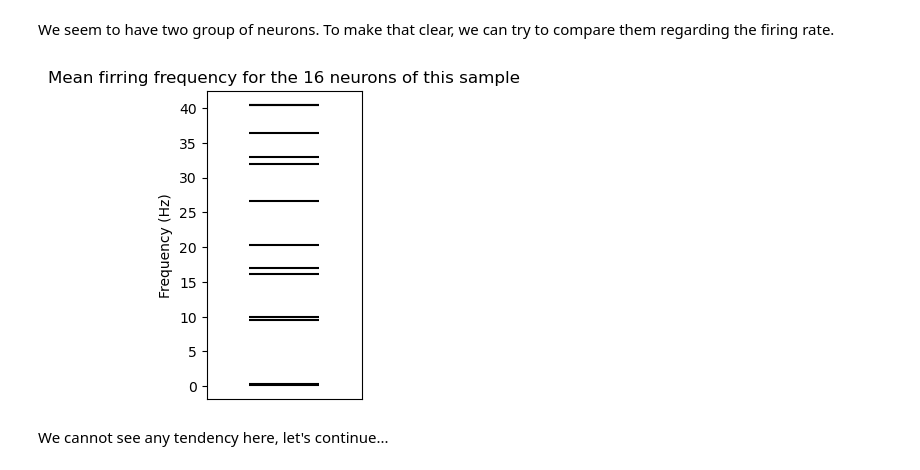
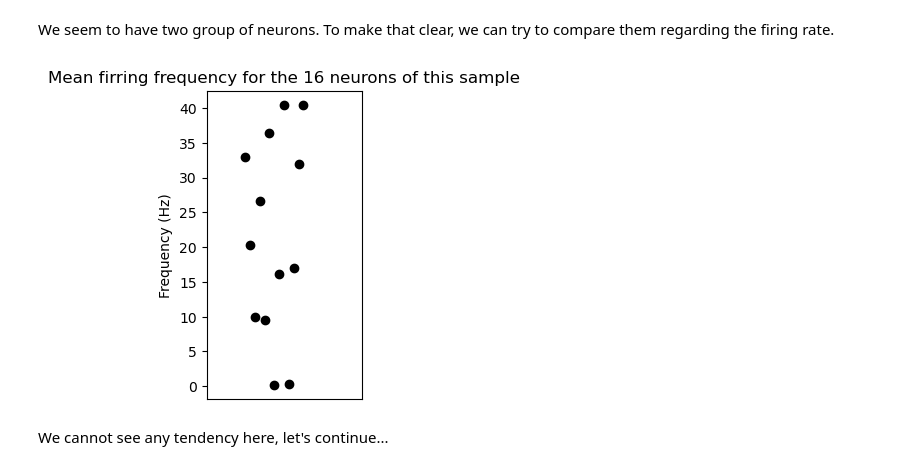
Before and after one commit to nicolas-bsrt/parkinson_project, a Jupyter notebook: project.ipynb, the cells around one changed output. Cells and saved outputs as stored; diff of their text form; code cells hidden in the pictures.

Commit message:
Replace event plot for scatter plot

```diff
--- a/project.ipynb
+++ b/project.ipynb
@@ -724,16 +724,17 @@ We seem to have two group of neurons. To make that clear, we can try to compare
 # %%
 # For each spike train in the data set, compute the mean firing rate (number of spike divided by the duration of the recording)
 spike_mean_frequency = [(data['SWAPark'][spike_train]['length'][0][0]/eeg_duration) for spike_train in STs]
 
 # Let's plot that...
 plt.figure(figsize=(2,4))
-plt.eventplot(spike_mean_frequency, colors='k', orientation='vertical', linelengths=0.2)
+plt.scatter(range(len(spike_mean_frequency)), spike_mean_frequency, c='k')
 plt.ylabel('Frequency (Hz)')
 plt.title('Mean firring frequency for the 16 neurons of this sample')
+plt.xlim(-8,24)
 plt.xticks([])
 plt.show()
 # %% [output]
-[figure, old version]
+[figure, new version]
 # %% [markdown]
 We cannot see any tendency here, let's continue...
 # %%
```
